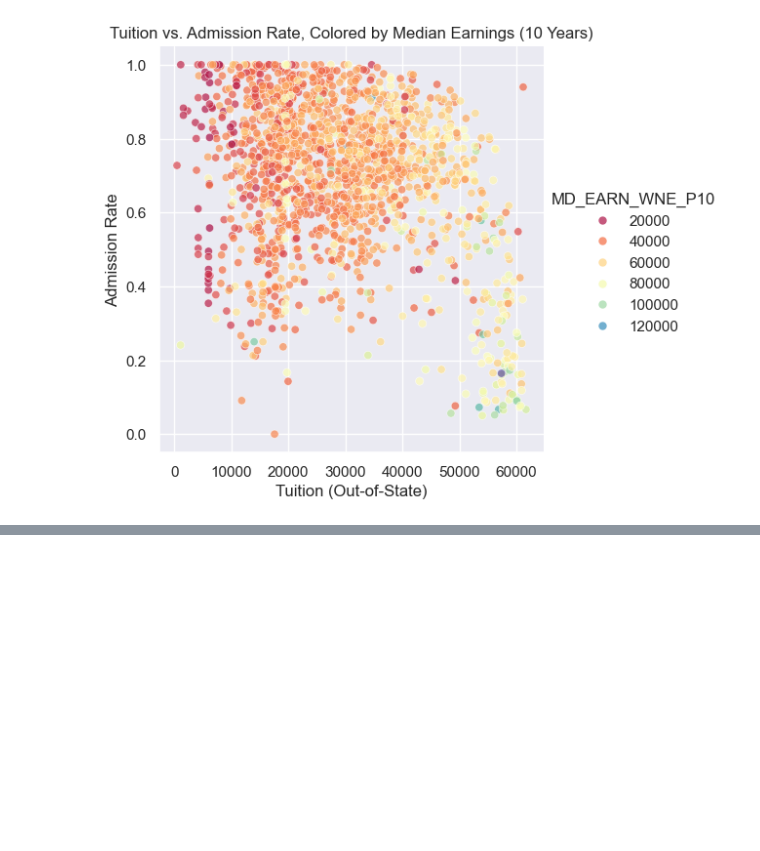
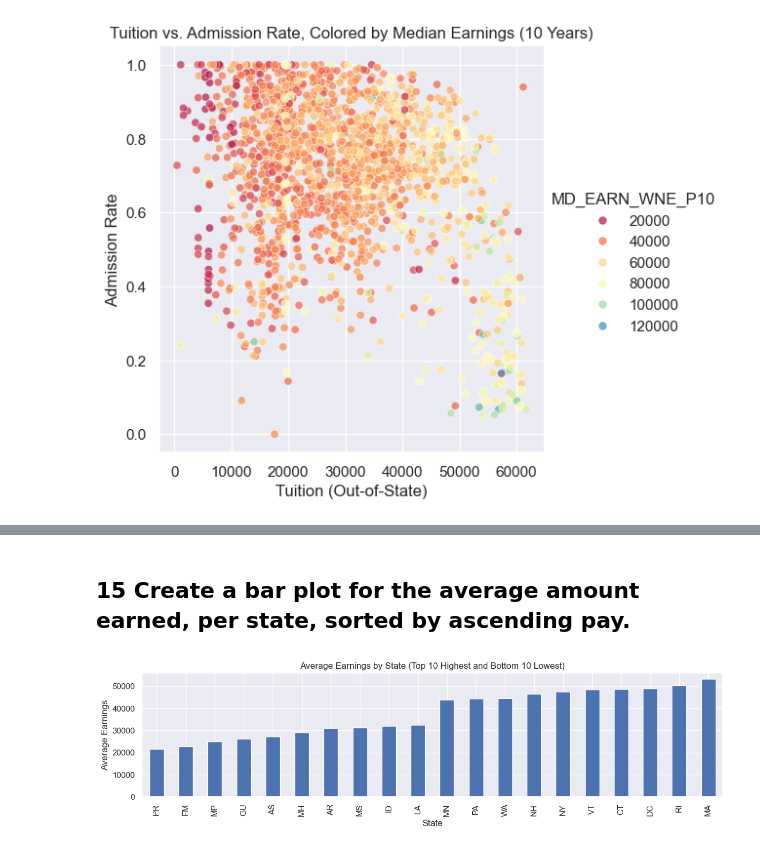
Before and after one commit to ilyarudyak/python_review_2025, a Jupyter notebook: 02-pandas-lerner/13_final_project.ipynb, the cells around one changed output, grey strips where cells are left out. Cells and saved outputs as stored; diff of their text form; code cells hidden in the pictures; blank space fills up the shorter version.

```diff
--- a/02-pandas-lerner/13_final_project.ipynb
+++ b/02-pandas-lerner/13_final_project.ipynb
@@ -334,0 +731,5 @@ cs.plot_tuition_admission_earnings()
+# %%
+# Group by state and calculate the mean earnings 10 years after graduation
+cs = utils.CollegeScorecard()
+earnings_by_state = cs.univers.groupby(cs.state_col)[cs.earnings_col].mean().sort_values(ascending=False)
+print(f'Average earnings by state:\n{earnings_by_state.round(2).head()}')
@@ -334,0 +745,6 @@ cs.plot_tuition_admission_earnings()
+# %% [markdown]
+## 15 Create a bar plot for the average amount earned, per state, sorted by ascending pay.
+# %%
+cs.plot_avg_earnings_by_state()
+# %% [output]
+[figure, added]
```
Also changed, not shown: parts of 38 cells of this notebook, 1 other file.
